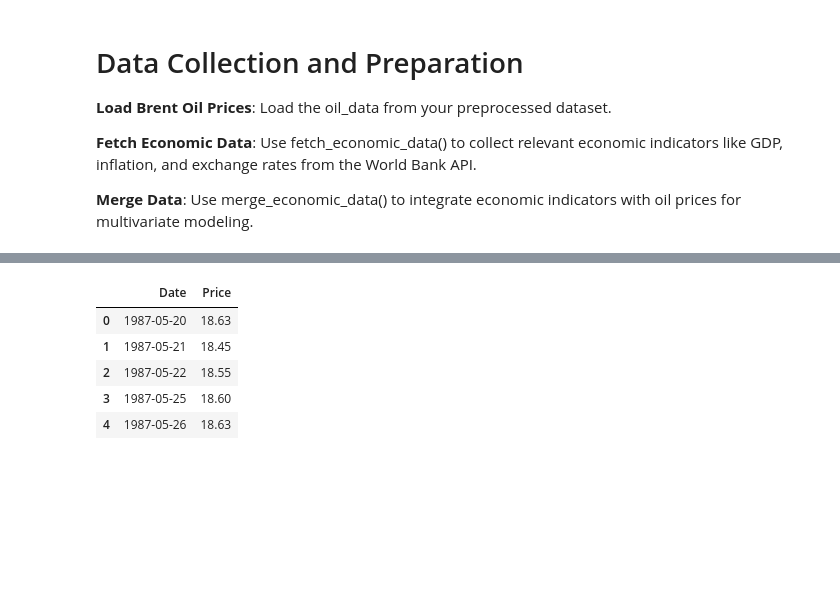
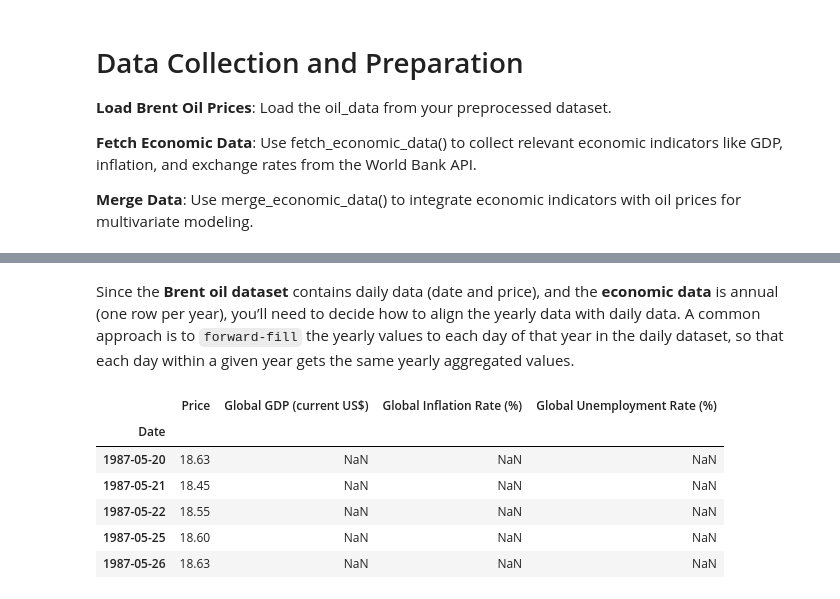
Before and after one commit to Seife1/Brent-Oil-Price-Analysis-and-Change-Point-Detection, a Jupyter notebook: notebooks/Brent_Oil_Analysis_Task2.ipynb, the cells around one changed output, grey strips where cells are left out. Drawn from its saved outputs; the diff is of its cells as text; code cells hidden in the pictures; blank space fills up the shorter version.

```diff
--- a/notebooks/Brent_Oil_Analysis_Task2.ipynb
+++ b/notebooks/Brent_Oil_Analysis_Task2.ipynb
@@ -55,15 +60,17 @@ from sklearn.metrics import mean_squared_error, mean_absolute_error
 
 **Merge Data**: Use merge_economic_data() to integrate economic indicators with oil prices for multivariate modeling.
 # %%
-oil_data = pd.read_csv("../data/BrentOilPrices.csv", parse_dates=["Date"])
+# Load and preprocess data
+df = load_data('../data/BrentOilPrices.csv')
 
 # Fetch additional economic indicators
 indicators = {
-    "NY.GDP.MKTP.CD": "GDP (current US$)",
-    "FP.CPI.TOTL": "Inflation, consumer prices (annual %)",
-    "SL.UEM.TOTL.ZS": "Unemployment, total (% of total labor force)",
-    "PA.NUS.FCRF": "Official exchange rate (LCU per US$, period average)"
+    'NY.GDP.MKTP.CD': 'GDP (current US$)',
+    'FP.CPI.TOTL': 'Inflation, consumer prices (annual %)',
+    'SL.UEM.TOTL.ZS': 'Unemployment, total (% of total labor force)',
+    'PA.NUS.FCRF': 'Official exchange rate (LCU per US$, period average)',
+    'SL.TLF.TOTL.IN': 'Total labor force'
 }
 # countries = ['USA', 'SAU', 'RUS', 'CAN', 'CHN']
-economic_data = fetch_economic_data(indicators, start_date='1987-05-20', end_date='2022-09-30')
+economic_data = fetch_economic_data(indicators, start_date='1987-01-01', end_date='2022-01-01')
 # %%
@@ -72,0 +109,3 @@ oil_data.shape
+# %%
+# Rename date column
+economic_data.rename(columns={'date': 'Date'}, inplace=True)
@@ -72,0 +116,3 @@ oil_data.shape
+# %%
+economic_data = economic_data.sort_values('Date')  # Ensure data is sorted by date
+economic_data.set_index('Date', inplace=True)
@@ -73,9 +134,29 @@ oil_data.shape
+# %% [markdown]
+Since the **Brent oil dataset** contains daily data (date and price), and the **economic data** is annual (one row per year), you’ll need to decide how to align the yearly data with daily data. A common approach is to `forward-fill` the yearly values to each day of that year in the daily dataset, so that each day within a given year gets the same yearly aggregated values.
+# %%
+# Step 1: Ensure both DataFrames have datetime index
+df.index = pd.to_datetime(df.index)
+economic_data.index = pd.to_datetime(economic_data.index, format='%Y')  # economic_data has only years
+
+# Step 2: Create a yearly date range starting from 1987 to the last year in df
+yearly_range = pd.date_range(start='1987', end=df.index.max(), freq='Y')
+
+# Step 3: Reindex economic_data with the yearly range and forward-fill at the yearly level
+economic_data = economic_data.reindex(yearly_range, method='ffill')
+
+# Step 4: Expand economic_data to daily dates, forward-filling within each year
+date_range = pd.date_range(df.index.min(), df.index.max(), freq='D')
+economic_data_expanded = economic_data.reindex(date_range).fillna(method='ffill')
+
+# Step 5: Merge the daily data with the expanded yearly data
+merged_df = df.merge(economic_data_expanded, how='left', left_index=True, right_index=True)
 # %%
-oil_data.head()
+merged_df.head()
 # %% [output]
-|  | Date | Price |
-| 0 | 1987-05-20 | 18.63 |
-| 1 | 1987-05-21 | 18.45 |
-| 2 | 1987-05-22 | 18.55 |
-| 3 | 1987-05-25 | 18.60 |
-| 4 | 1987-05-26 | 18.63 |
+|  | Price | Global GDP (current US$) | Global Inflation Rate (%) | Global Unemployment Rate (%) |
+| Date |  |  |  |  |
+| 1987-05-20 | 18.63 | NaN | NaN | NaN |
+| 1987-05-21 | 18.45 | NaN | NaN | NaN |
+| 1987-05-22 | 18.55 | NaN | NaN | NaN |
+| 1987-05-25 | 18.60 | NaN | NaN | NaN |
+| 1987-05-26 | 18.63 | NaN | NaN | NaN |
```
Also changed, not shown: parts of 26 cells of this notebook, 2 other files.
